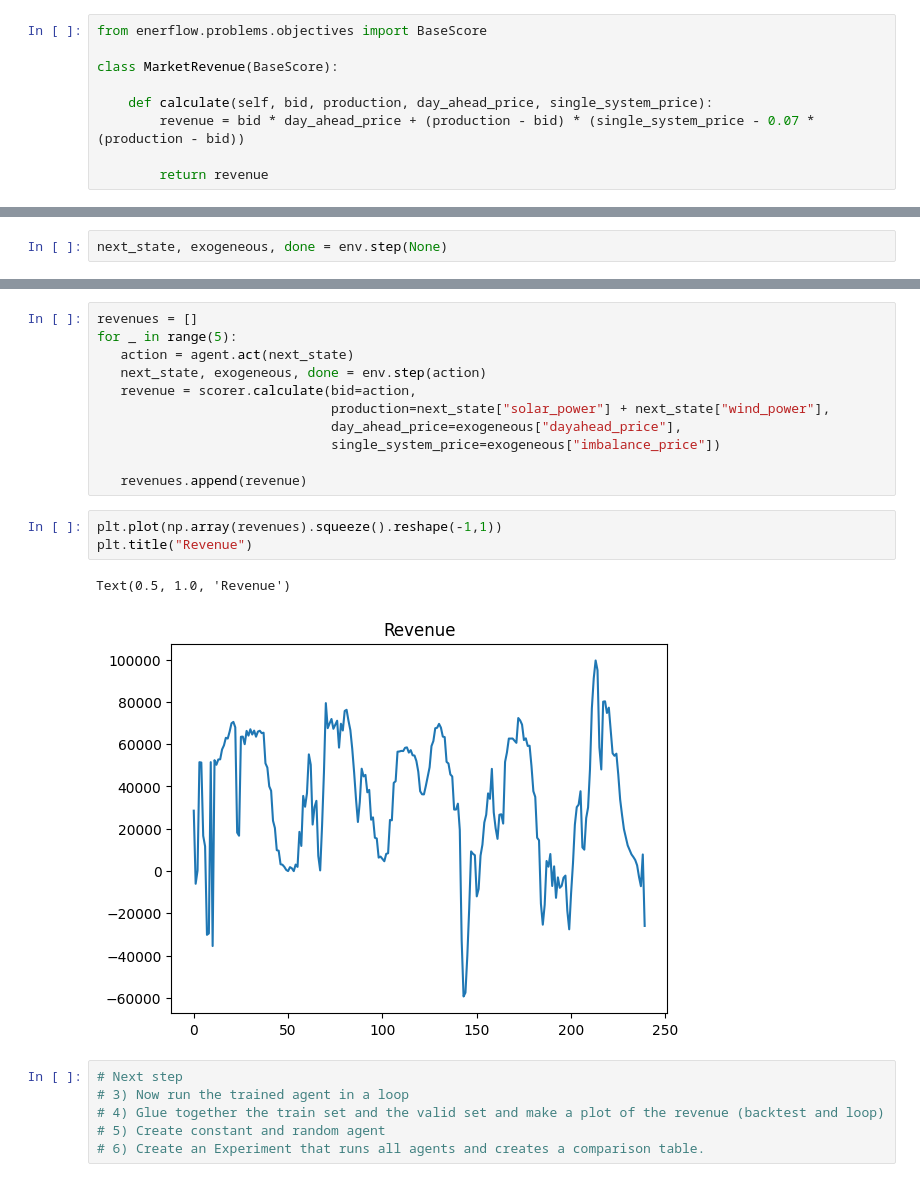
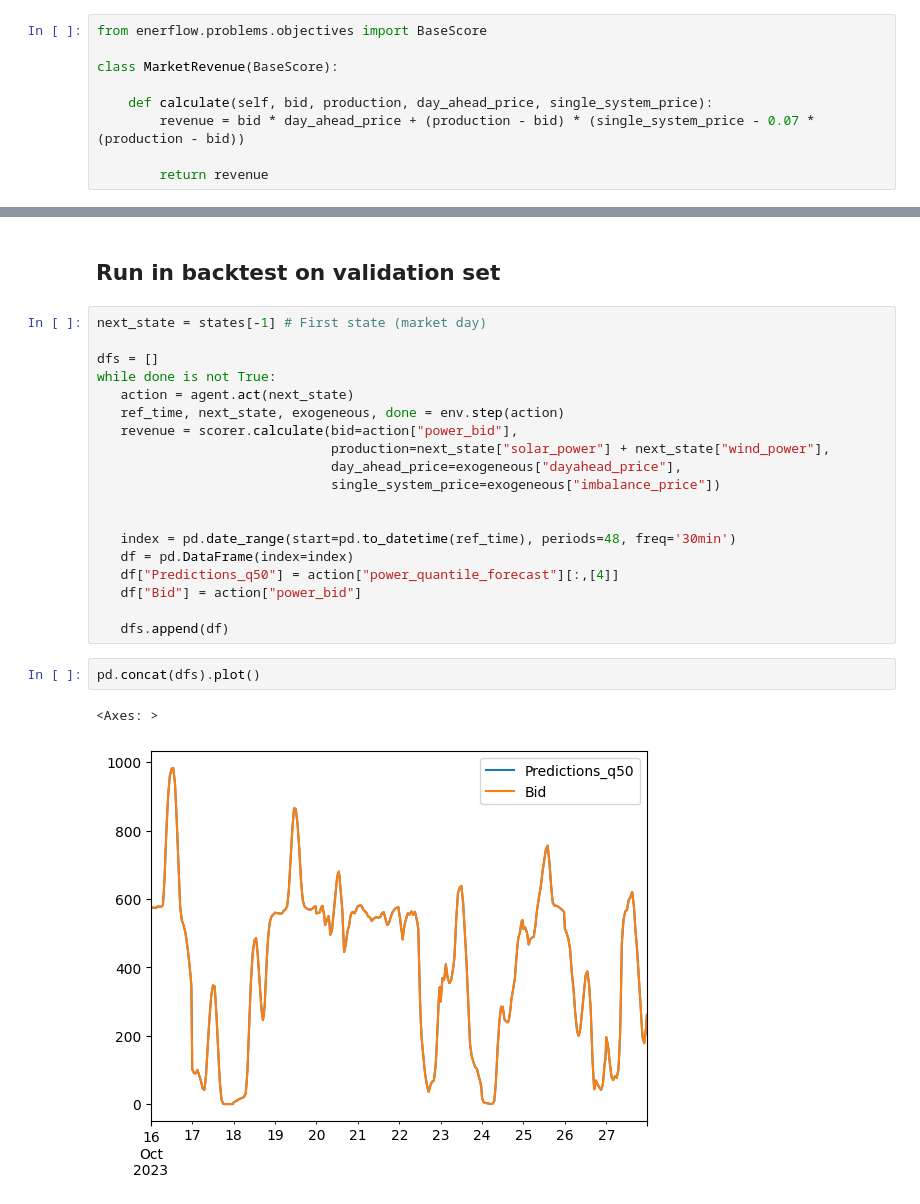
Before and after one commit to rebase-energy/enflow, a Jupyter notebook: enerflow/examples/heftcom2024/notebook.ipynb, the cells around one changed output, grey strips where cells are left out. Cells and saved outputs as stored; diff of their text form.

```diff
--- a/enerflow/examples/heftcom2024/notebook.ipynb
+++ b/enerflow/examples/heftcom2024/notebook.ipynb
@@ -263,5 +302,3 @@ revenue = scorer.calculate(bid=action,
 np.nansum(revenue)
 # %% [output]
 2534482077.9752154
-# %%
-next_state, exogeneous, done = env.step(None)
@@ -268,23 +323,26 @@ next_state, exogeneous, done = env.step(None)
+# %% [markdown]
+## Run in backtest on validation set
 # %%
-revenues = []
-for _ in range(5):
+next_state = states[-1] # First state (market day)
+
+dfs = []
+while done is not True:
    action = agent.act(next_state)
-   next_state, exogeneous, done = env.step(action)
-   revenue = scorer.calculate(bid=action,
+   ref_time, next_state, exogeneous, done = env.step(action)
+   revenue = scorer.calculate(bid=action["power_bid"],
                               production=next_state["solar_power"] + next_state["wind_power"],
                               day_ahead_price=exogeneous["dayahead_price"],
                               single_system_price=exogeneous["imbalance_price"])
 
-   revenues.append(revenue)
+
+   index = pd.date_range(start=pd.to_datetime(ref_time), periods=48, freq='30min')
+   df = pd.DataFrame(index=index)
+   df["Predictions_q50"] = action["power_quantile_forecast"][:,[4]]
+   df["Bid"] = action["power_bid"]
+
+   dfs.append(df)
-# %%
-plt.plot(np.array(revenues).squeeze().reshape(-1,1))
-plt.title("Revenue")
-# %% [output]
-Text(0.5, 1.0, 'Revenue')
-[figure, removed]
-# %%
-# Next step
-# 3) Now run the trained agent in a loop
-# 4) Glue together the train set and the valid set and make a plot of the revenue (backtest and loop)
-# 5) Create constant and random agent
-# 6) Create an Experiment that runs all agents and creates a comparison table.
+# %%
+pd.concat(dfs).plot()
+# %% [output]
+<Axes: >
+[figure, added]
```
Also changed, not shown: parts of 16 cells of this notebook, 42 other files.
